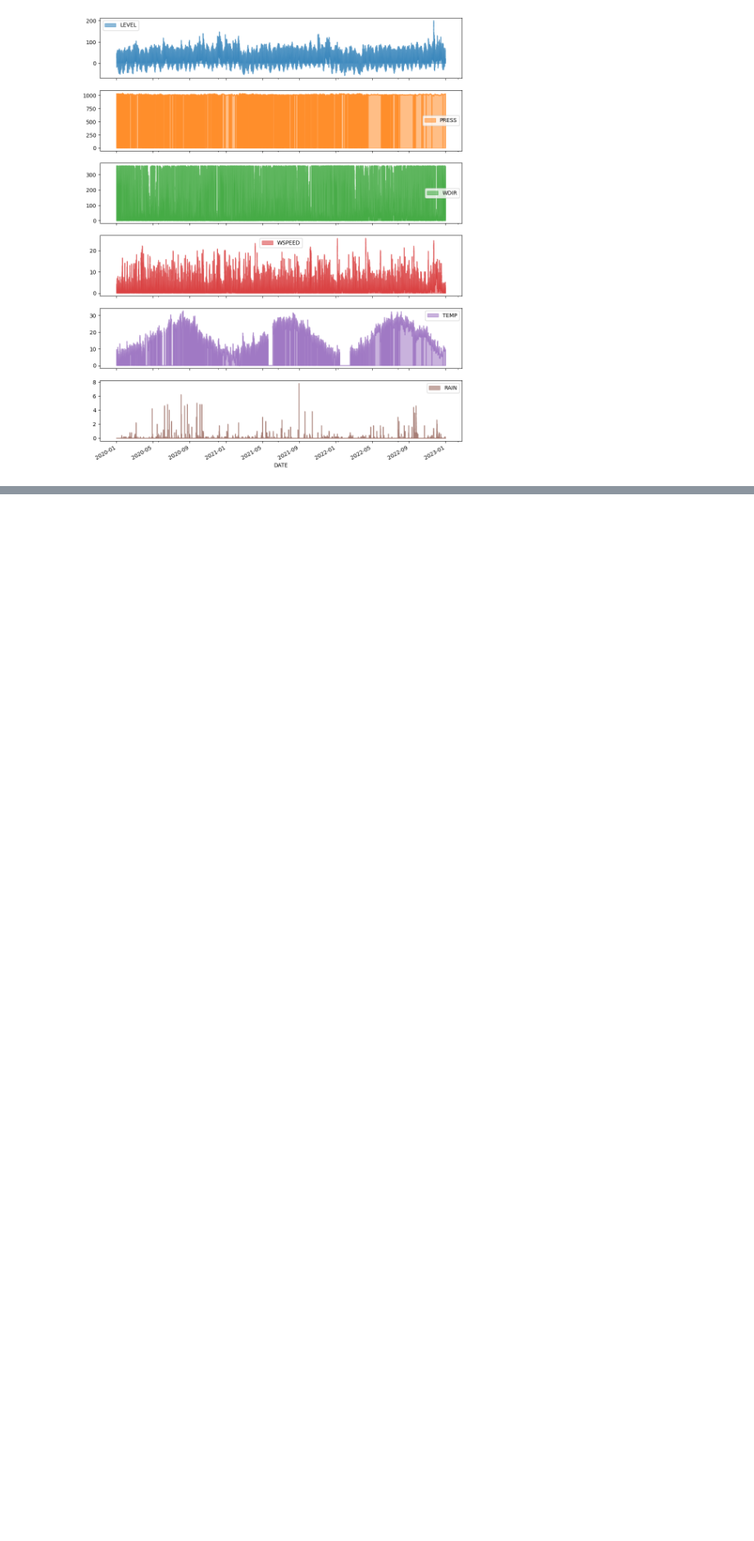
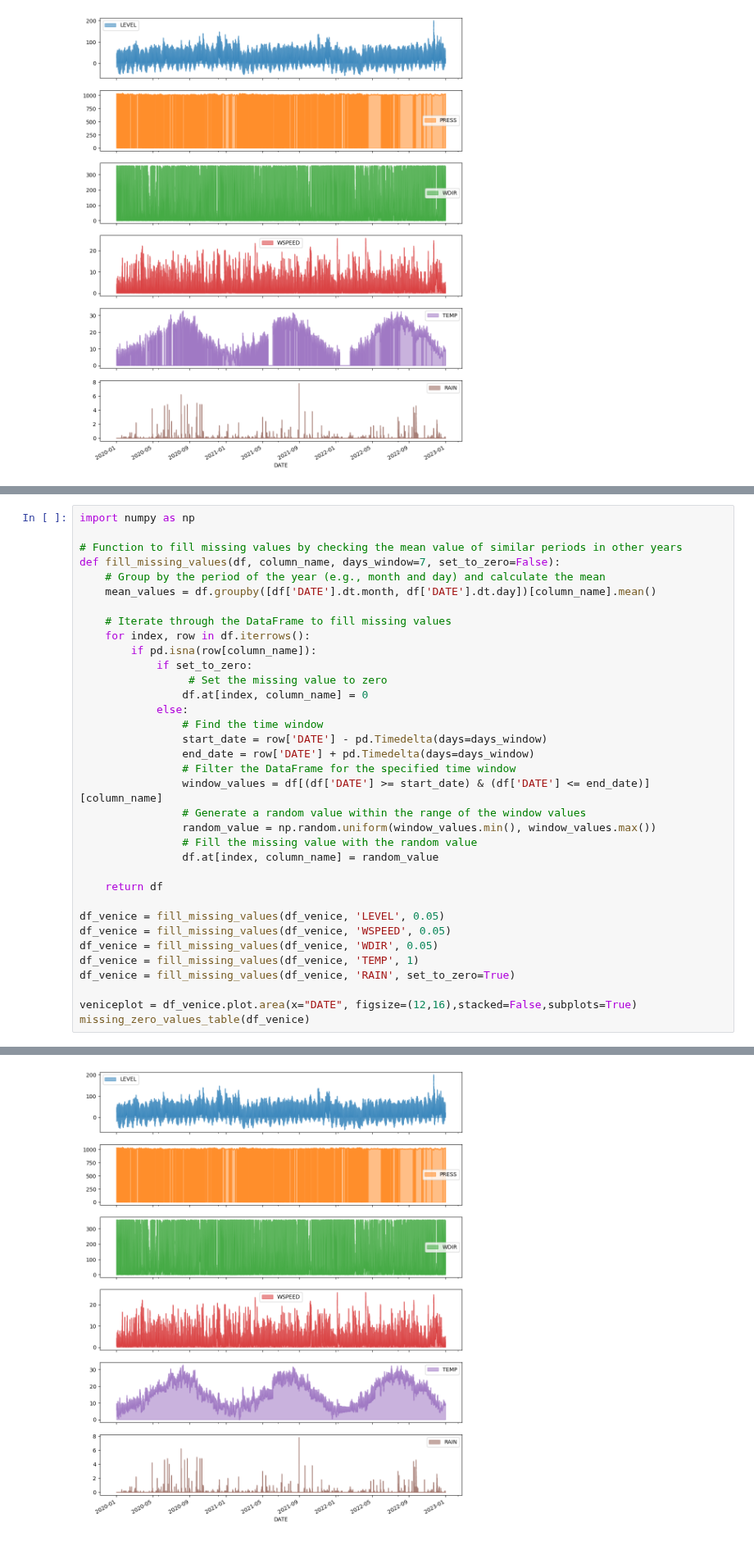
Before and after one commit to matteorinalduzzi/TTM, a Jupyter notebook: datasets/venice/create_venice_ds.ipynb, the cells around one changed output, grey strips where cells are left out. Shown at 82% size. Saved outputs shown, nothing was run; the diff lists cells and outputs as text; blank space fills up the shorter version.

Commit message:
Implemented handle for missing values

```diff
--- a/datasets/venice/create_venice_ds.ipynb
+++ b/datasets/venice/create_venice_ds.ipynb
@@ -180,0 +178,36 @@ There are 5 columns that have missing values.
+# %%
+import numpy as np
+
+# Function to fill missing values by checking the mean value of similar periods in other years
+def fill_missing_values(df, column_name, days_window=7, set_to_zero=False):
+    # Group by the period of the year (e.g., month and day) and calculate the mean
+    mean_values = df.groupby([df['DATE'].dt.month, df['DATE'].dt.day])[column_name].mean()
+
+    # Iterate through the DataFrame to fill missing values
+    for index, row in df.iterrows():
+        if pd.isna(row[column_name]):
+            if set_to_zero:
+                 # Set the missing value to zero
+                df.at[index, column_name] = 0
+            else:
+                # Find the time window
+                start_date = row['DATE'] - pd.Timedelta(days=days_window)
+                end_date = row['DATE'] + pd.Timedelta(days=days_window)
+                # Filter the DataFrame for the specified time window
+                window_values = df[(df['DATE'] >= start_date) & (df['DATE'] <= end_date)][column_name]
+                # Generate a random value within the range of the window values
+                random_value = np.random.uniform(window_values.min(), window_values.max())
+                # Fill the missing value with the random value
+                df.at[index, column_name] = random_value
+
+    return df
+
+df_venice = fill_missing_values(df_venice, 'LEVEL', 0.05)
+df_venice = fill_missing_values(df_venice, 'WSPEED', 0.05)
+df_venice = fill_missing_values(df_venice, 'WDIR', 0.05)
+df_venice = fill_missing_values(df_venice, 'TEMP', 1)
+df_venice = fill_missing_values(df_venice, 'RAIN', set_to_zero=True)
+
+veniceplot = df_venice.plot.area(x="DATE", figsize=(12,16),stacked=False,subplots=True)
+missing_zero_values_table(df_venice)
+# %% [output]
@@ -180,0 +222 @@ There are 5 columns that have missing values.
+[figure, added]
```
Also changed, not shown: parts of 5 cells of this notebook, 2 other files.
